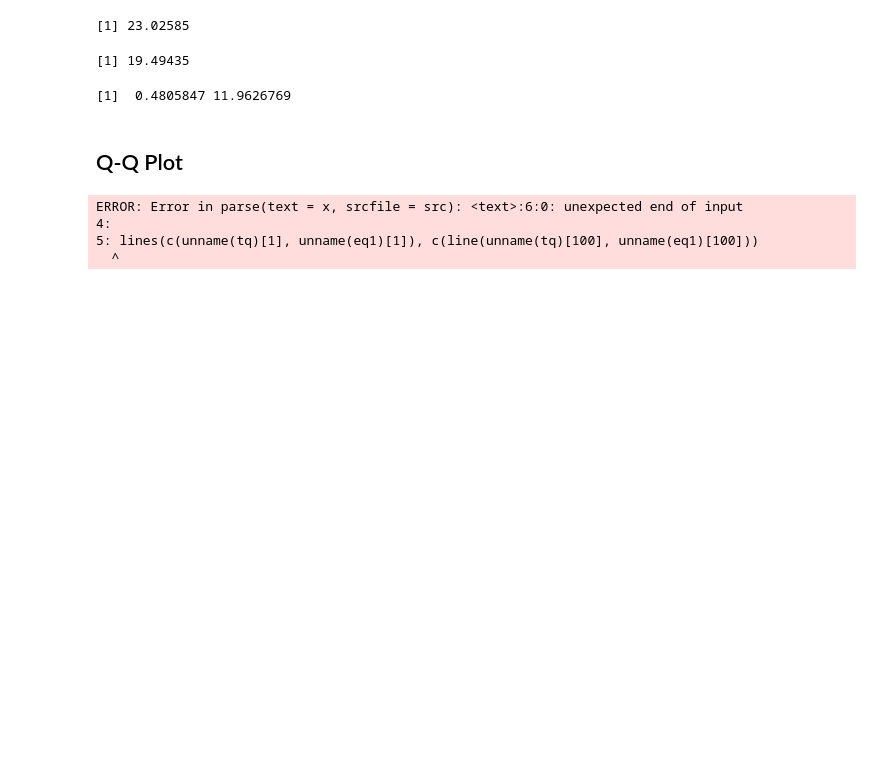
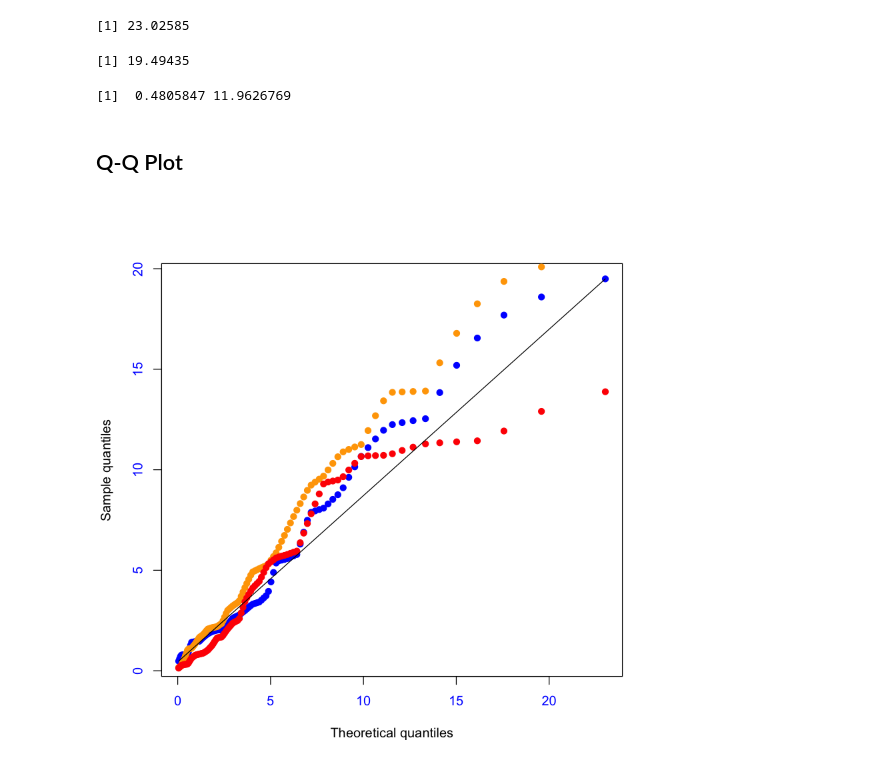
Before and after one commit to trankhanhtk/Stats-Bio-in-R, a Jupyter notebook: 3.10_Quantiles_Link_Function_Survial_Analysis.ipynb, the cells around one changed output. Cells and saved outputs as stored; diff of their text form; code cells hidden in the pictures; blank space fills up the shorter version.

```diff
--- a/3.10_Quantiles_Link_Function_Survial_Analysis.ipynb
+++ b/3.10_Quantiles_Link_Function_Survial_Analysis.ipynb
@@ -51,11 +51,8 @@ c(unname(eq1)[1], unname(eq1)[90])
 # %%
 plot(tq, eq1, pch=19, col='blue', col.axis='blue', xlab='Theoretical quantiles', ylab='Sample quantiles')
 lines(tq, eq2, type='p', pch=19, col='orange')
 lines(tq, eq3, type='p', pch=19, col='red')
 
-lines(c(unname(tq)[1], unname(eq1)[1]), c(unname(tq)[100], unname(eq1)[100]))
+segments(unname(tq)[1], unname(eq1)[1], unname(tq)[100], unname(eq1)[100])
 # %% [output]
-ERROR: Error in parse(text = x, srcfile = src): <text>:6:0: unexpected end of input
-4:
-5: lines(c(unname(tq)[1], unname(eq1)[1]), c(line(unname(tq)[100], unname(eq1)[100]))
-  ^
+[figure, added]
```
Also changed, not shown: 1 other file.
